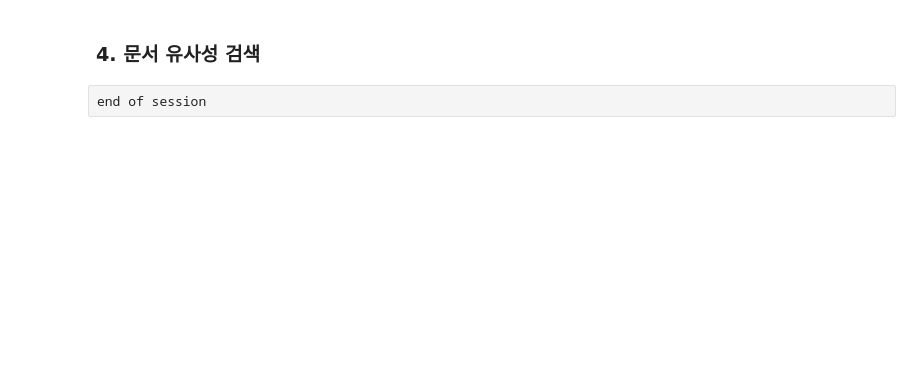
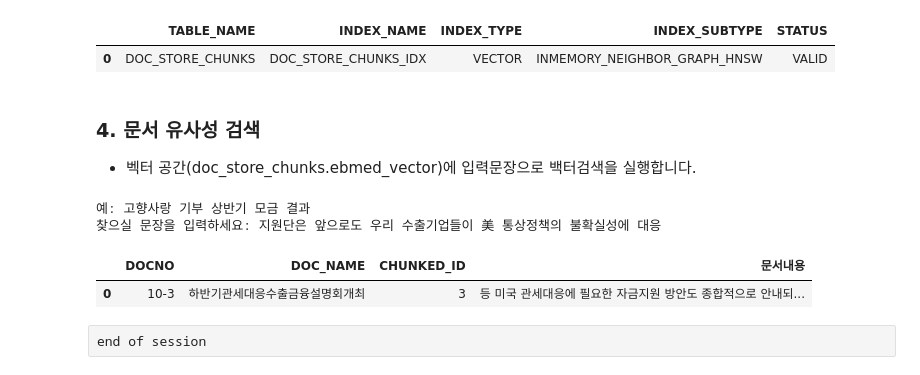
Before and after one commit to kairkowy/handon-labs-for-vector-search, a Jupyter notebook: similarity_search/1-1.simsearch_doc.ipynb, the cells around one changed output. Saved outputs shown, nothing was run; the diff lists cells and outputs as text; code cells hidden in the pictures; blank space fills up the shorter version.

```diff
--- a/similarity_search/1-1.simsearch_doc.ipynb
+++ b/similarity_search/1-1.simsearch_doc.ipynb
@@ -109,22 +153,27 @@ dml_sql(conn,cursor,load_vector)
 # %%
 # 벡터 인덱싱
 ddl_sql(cursor,"drop index if exists doc_store_chunks_idx")
 
 # 벡터 인덱싱
 crIdx = """
 create vector index doc_store_chunks_idx on doc_store_chunks(embed_vector)
 ORGANIZATION INMEMORY NEIGHBOR GRAPH
 WITH DISTANCE COSINE
 """
 ddl_sql(cursor,crIdx)
 
 # 벡터 인덱싱 조회
 idx_q = """select table_name, index_name, index_type, index_subtype, status
-           from user_indexes where
-           table_name = 'DOC_STORE_CHUNKS'"""
+           from user_indexes
+           where TABLE_NAME = 'DOC_STORE_CHUNKS'
+                 and INDEX_TYPE = 'VECTOR'"""
 exec_sql(cursor,idx_q)
+# %% [output]
+|  | TABLE_NAME | INDEX_NAME | INDEX_TYPE | INDEX_SUBTYPE | STATUS |
+| 0 | DOC_STORE_CHUNKS | DOC_STORE_CHUNKS_IDX | VECTOR | INMEMORY_NEIGHBOR_GRAPH_HNSW | VALID |
 # %% [markdown]
 ### 4. 문서 유사성 검색
+- 벡터 공간(doc_store_chunks.ebmed_vector)에 입력문장으로 백터검색을 실행합니다.
 # %%
 # 검색 문장 입력 및 검색
 pd.set_option('display.max_colwidth', 200)
@@ -138,7 +187,8 @@ where D.docno = T.docno
 order by vector_distance(T.embed_vector,
                          dbms_vector.utl_to_embedding(:u_sentence,
                                json('{"provider":"database",
-                                      "model":"MULTILINGUAL_E5_SMALL"}')),cosine)
+                                      "model":"MULTILINGUAL_E5_SMALL"}')),
+                         cosine)
 fetch first 1 rows only
 """
 sim_result = exec_sql(cursor,sim_q,{"u_sentence":user_sentence})
@@ -149,5 +199,10 @@ display(
     .set_properties(**{'text-align': 'left'})
         .set_table_styles([{'selector': 'th', 'props': [('text-align', 'left')]}])
 )
+# %% [output]
+예: 고향사랑 기부 상반기 모금 결과
+찾으실 문장을 입력하세요: 지원단은 앞으로도 우리 수출기업들이 美 통상정책의 불확실성에 대응
+|  | DOCNO | DOC_NAME | CHUNKED_ID | 문서내용 |
+| 0 | 10-3 | 하반기관세대응수출금융설명회개최 | 3 | 등 미국 관세대응에 필요한 자금지원 방안도 종합적으로 안내되... |
 # %% [raw]
 end of session
```
Also changed, not shown: parts of 12 cells of this notebook, 3 other files.
